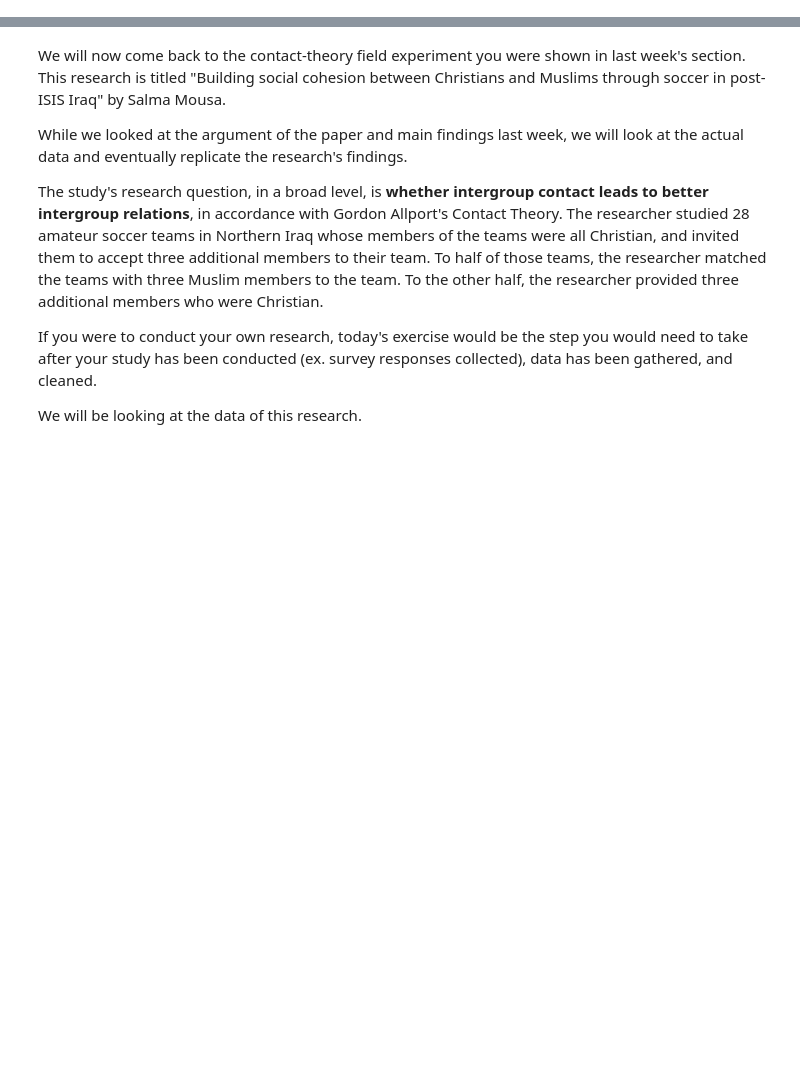
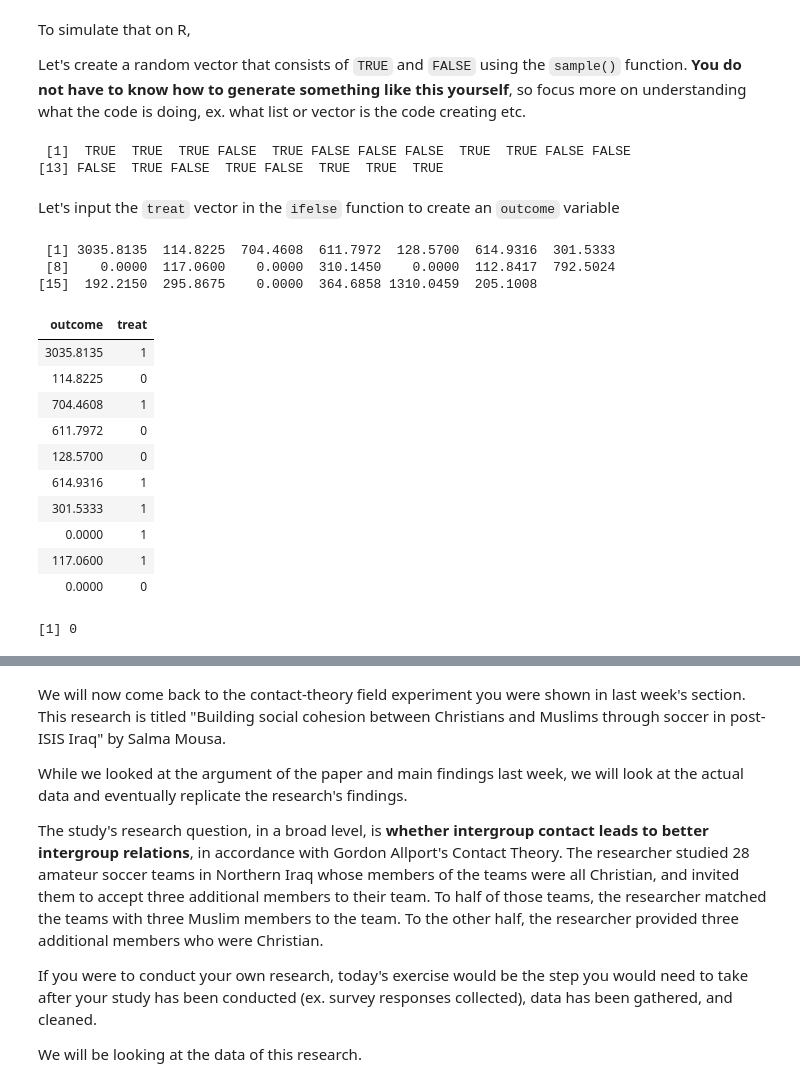
Before and after one commit to junwoosuh/ps3sec_24spring, a Jupyter notebook: weekly_materials/sec4_jw.ipynb, the cells around one changed output, grey strips where cells are left out. Drawn from its saved outputs; the diff is of its cells as text; code cells hidden in the pictures; blank space fills up the shorter version.

```diff
--- a/weekly_materials/sec4_jw.ipynb
+++ b/weekly_materials/sec4_jw.ipynb
@@ -18,0 +46,48 @@ ERROR: Error in file(file, "rt"): 커넥션을 열 수 없습니다
+# %% [markdown]
+To simulate that on R,
+
+Let's create a random vector that consists of `TRUE` and `FALSE` using the `sample()` function. **You do not have to know how to generate something like this yourself**, so focus more on understanding what the code is doing, ex. what list or vector is the code creating etc.
+# %%
+set.seed(123)
+treat <- sample(c(TRUE,FALSE),20,replace=TRUE) #this tells R to sample 20 items from a set called c(TRUE, FALSE),
+# and replace=TRUE means out of the 20 random draw, the same outcomes can reappear (otherwise we can't make a list of 20 elements!)
+
+#Let's see what this vector looks like
+treat
+# %% [output]
+ [1]  TRUE  TRUE  TRUE FALSE  TRUE FALSE FALSE FALSE  TRUE  TRUE FALSE FALSE
+[13] FALSE  TRUE FALSE  TRUE FALSE  TRUE  TRUE  TRUE
+# %% [markdown]
+Let's input the `treat` vector in the `ifelse` function to create an `outcome` variable
+# %%
+outcome <- ifelse(treat==TRUE,data$po_treat,data$po_control)
+outcome
+# %% [output]
+ [1] 3035.8135  114.8225  704.4608  611.7972  128.5700  614.9316  301.5333
+ [8]    0.0000  117.0600    0.0000  310.1450    0.0000  112.8417  792.5024
+[15]  192.2150  295.8675    0.0000  364.6858 1310.0459  205.1008
+# %%
+
+#each rows would have either of these two data points--po_control or po_treat.
+sim1 <- data.frame(cbind(outcome,treat))
+sim1
+
+#again, this is how data in the real world looks like. It has only one of either potential outcomes under treatment or control.
+# %% [output]
+| outcome | treat |
+| 3035.8135 | 1 |
+| 114.8225 | 0 |
+| 704.4608 | 1 |
+| 611.7972 | 0 |
+| 128.5700 | 0 |
+| 614.9316 | 1 |
+| 301.5333 | 1 |
+| 0.0000 | 1 |
+| 117.0600 | 1 |
+| 0.0000 | 0 |
+# %%
+sim1 <- data.frame(cbind(outcome,treat)) #bind the two lists into a dataframe
+ATE <- mean(sim1$outcome|sim1$treat==TRUE)-mean(sim1$outcome|sim1$treat==FALSE) #and calculate the average treatment effect
+ATE
+# %% [output]
+[1] 0
```
Also changed, not shown: parts of 45 cells of this notebook.
